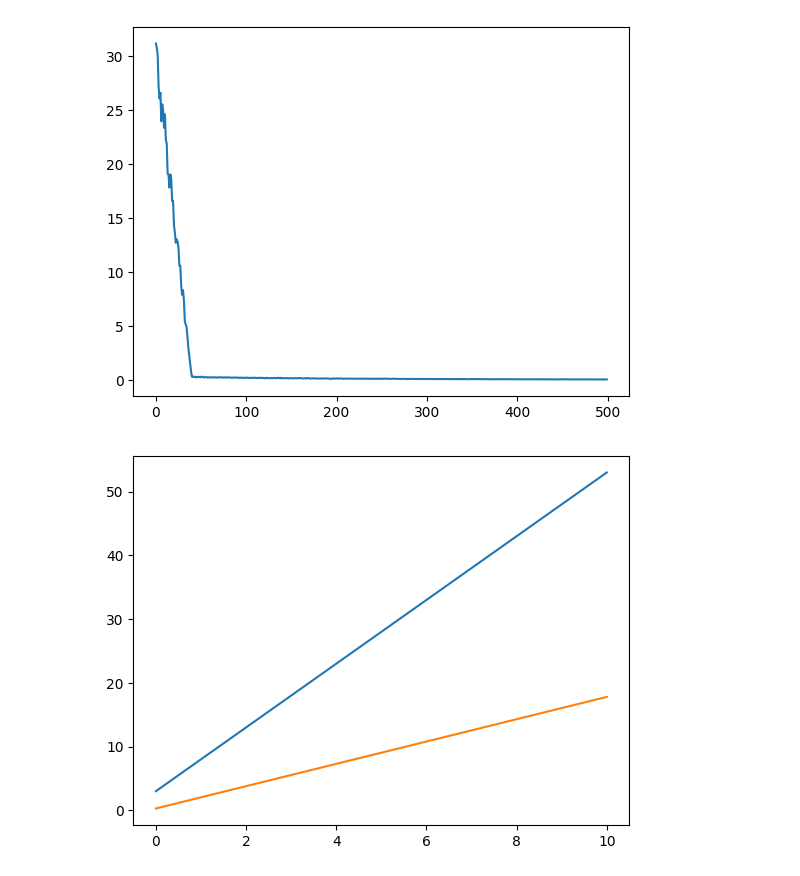
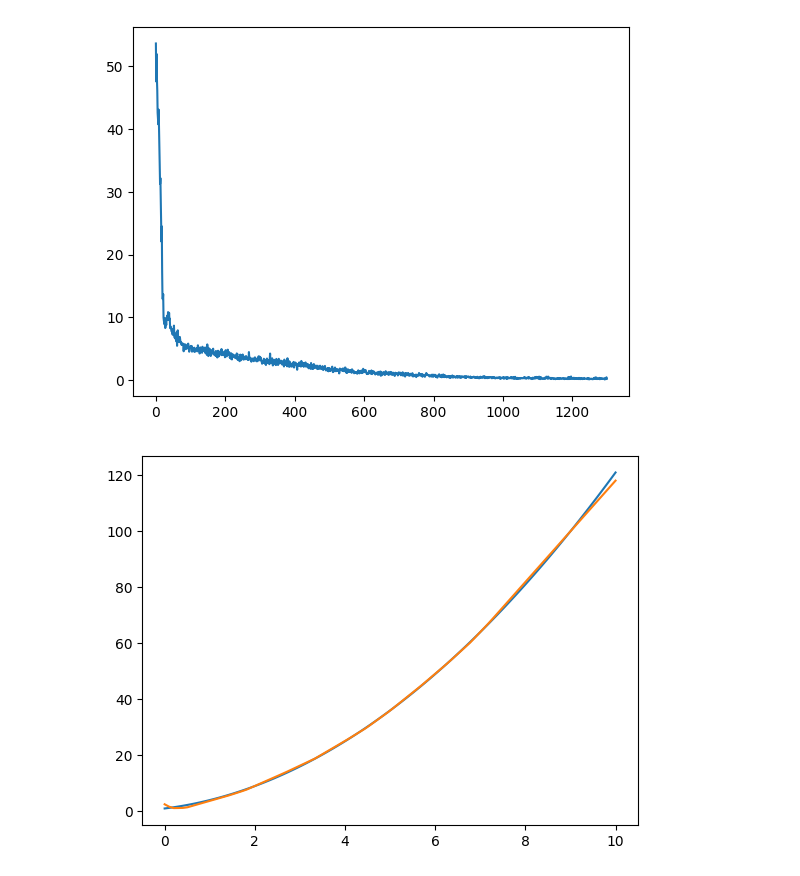
Before and after one commit to StanleyNeoh/minitorch, a Jupyter notebook: function-matching.ipynb, the cells around one changed output. Drawn from its saved outputs; the diff is of its cells as text; code cells hidden in the pictures.

```diff
--- a/function-matching.ipynb
+++ b/function-matching.ipynb
@@ -1,19 +1,24 @@
 # %%
 from autograd import V, L, F
-from optimiser import SGD, Adagrad, Adam
+from optimiser import SGD, Momentum, Adagrad, Adam
 import matplotlib.pyplot as plt
 import numpy as np
 
-W1 = V.randn((1, 1), requires_grad=True, name='W1')
-b1 = V.randn((1,), requires_grad=True, name='b1')
+W1 = V.randn((1, 100), requires_grad=True, name='W1')
+b1 = V.randn((100,), requires_grad=True, name='b1')
+
+W2 = V.randn((100, 1), requires_grad=True, name='W1')
+b2 = V.randn((1,), requires_grad=True, name='b1')
 
 def model(x):
     x = x @ W1 + b1
+    x = F.relu(x)
+    x = x @ W2 + b2
     return x
 
 # Function to match
 def f(x):
-    return x * 5.0 + 3.0
+    return x**2 + x*2 + 1
 
 # Training data
 def get_data():
@@ -22,24 +27,24 @@ def get_data():
     return x, y
 
 loss = L.huberloss
-optimiser = SGD(W1, b1)
+optimiser = Adam(W1, b1)
 
 losses = []
 # %%
-for e in range(500):
+for e in range(1000):
     x, y = get_data()
 
     y_pred = model(x)
     loss_val = loss(y_pred, y, keepdims=False)
     loss_val.backward()
     optimiser.step()
 
     losses.append(loss_val.item())
 
 plt.plot(losses)
 plt.show()
 # %% [output]
-[figure, old version]
+[figure, new version]
 # %%
 xs = [x for x in np.linspace(0.0, 10.0, 100)]
 ys = [f(V.of(x)).item() for x in xs]
@@ -49,4 +54,4 @@ plt.plot(xs, ys, label='f(x)')
 plt.plot(xs, ys_pred, label='model(x)')
 plt.show()
 # %% [output]
-[figure, old version]
+[figure, new version]
```
Also changed, not shown: 2 other files.
